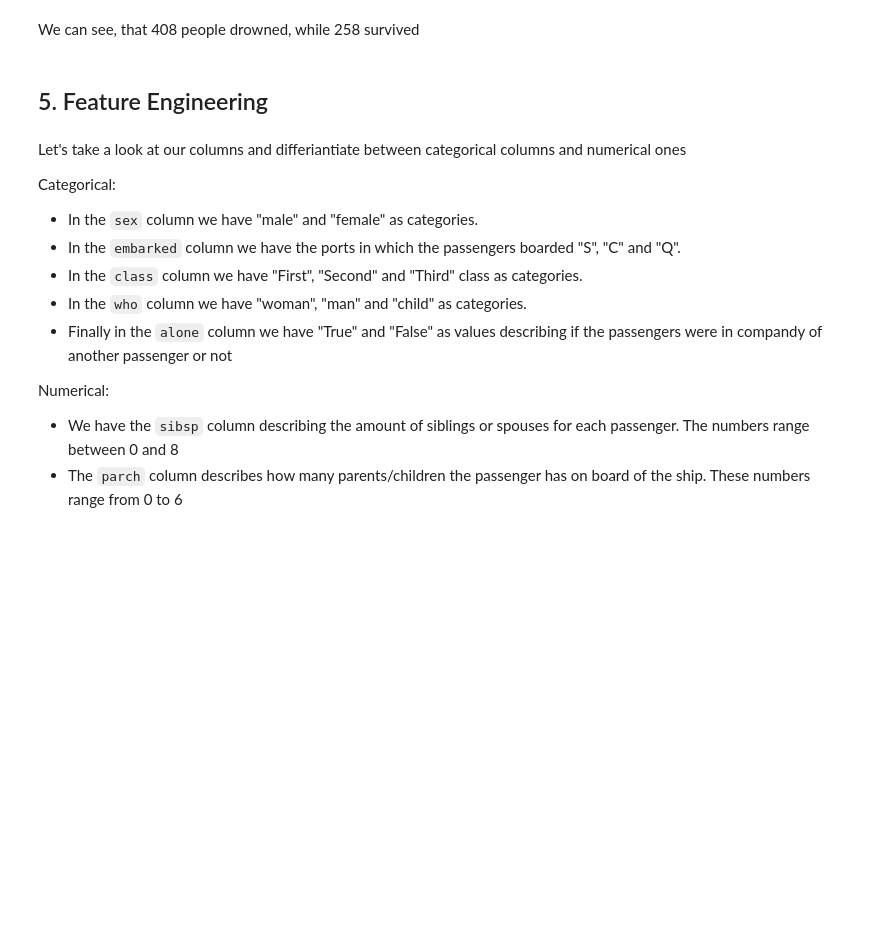
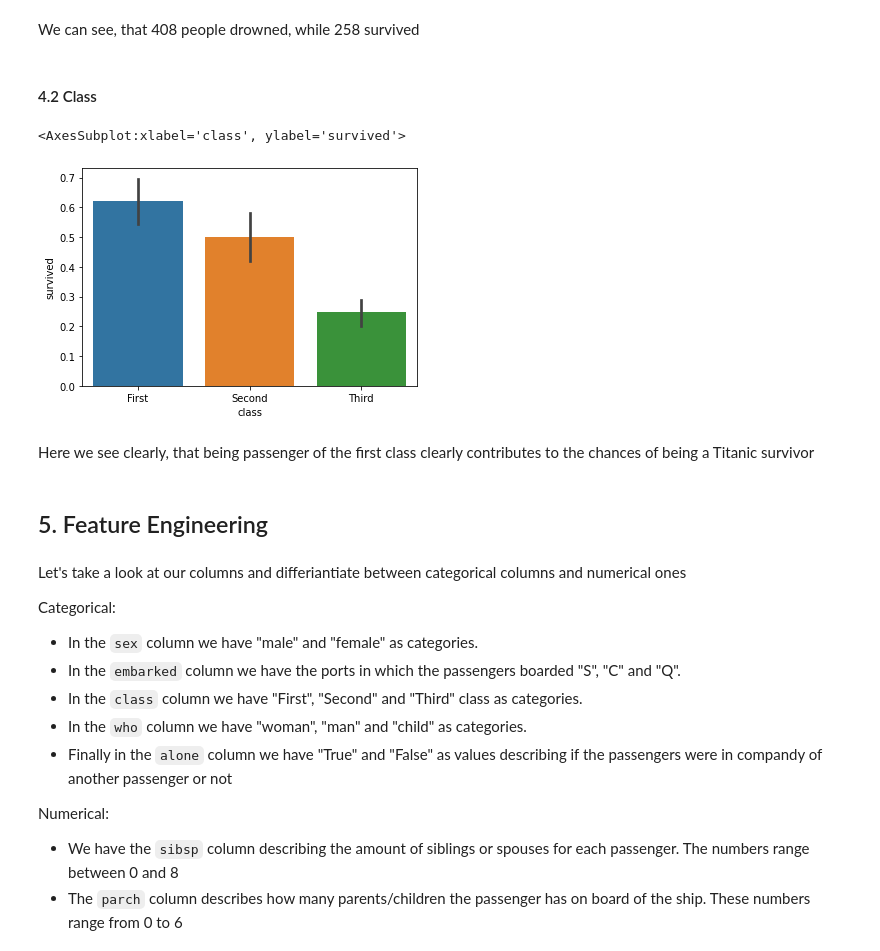
Before and after one commit to MichaMichalski/titanic-analysis, a Jupyter notebook: Titanic_project.ipynb, the cells around one changed output. Cells and saved outputs as stored; diff of their text form; code cells hidden in the pictures; blank space fills up the shorter version.

```diff
--- a/Titanic_project.ipynb
+++ b/Titanic_project.ipynb
@@ -115,5 +122,14 @@ for p in ax.patches:
 # %% [markdown]
 We can see, that 408 people drowned, while 258 survived
+# %% [markdown]
+#### 4.2 Class
+# %%
+sns.barplot(data=fulltraindf, x='class', y='survived')
+# %% [output]
+<AxesSubplot:xlabel='class', ylabel='survived'>
+[figure, added]
+# %% [markdown]
+Here we see clearly, that being passenger of the first class clearly contributes to the chances of being a Titanic survivor
 # %% [markdown]
 ## 5. Feature Engineering
 # %% [markdown]
```
Also changed, not shown: parts of 4 cells of this notebook, 9 other files.
